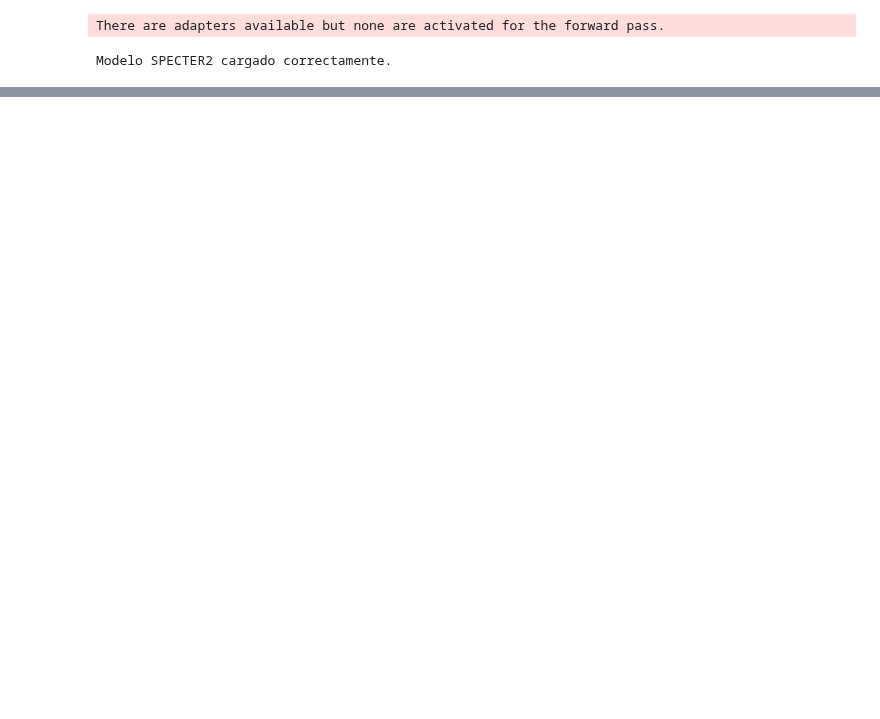
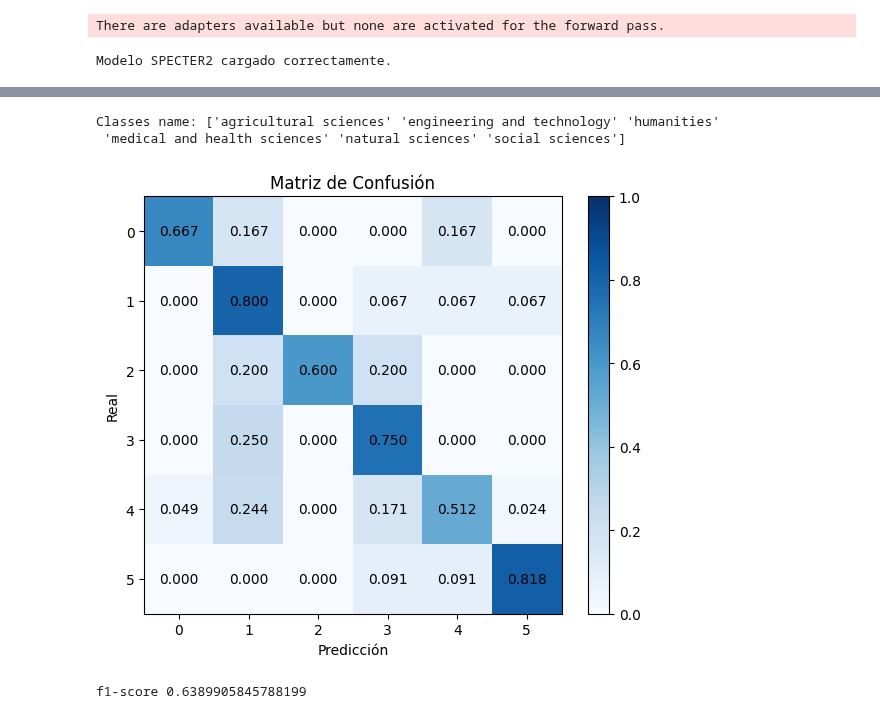
Before and after one commit to jitalo333/VRID_language_proyect, a Jupyter notebook: BERT/notebooks/OCDE_binary.ipynb, the cells around one changed output, grey strips where cells are left out. Drawn from its saved outputs; the diff is of its cells as text; code cells hidden in the pictures; blank space fills up the shorter version.

```diff
--- a/BERT/notebooks/OCDE_binary.ipynb
+++ b/BERT/notebooks/OCDE_binary.ipynb
@@ -1620,0 +2028,10 @@ Name: Categoria Disciplina, dtype: object
+# %%
+#Lectura de index de separacion de conjuntos train/test
+path = "/tmp/ocde/new_data"
+filepath=os.path.join(path, "new_data_ids_3folds.json")
+with open(filepath, "r", encoding="utf-8") as f:
+    dataset_index = json.load(f)
+
+#Lectura de data
+filepath=os.path.join(path, "data_translated_subocde.csv")
+df = pd.read_csv(filepath)
@@ -1620,0 +2583,37 @@ Name: Categoria Disciplina, dtype: object
+# %%
+from models.similarity import classify_two_stage
+
+# ————————————————————————————————————————————————————————————————
+# Parámetros generales
+BATCH_SIZE = 16
+MIN_SIMILARITY_PRIMARY = 0.80
+RELATIVE_THRESHOLD = 0.90
+MIN_SIMILARITY_SECOND = 0.85
+DISCIPLINE_ALIGNMENT_THRESHOLD = 0.1
+# ————————————————————————————————————————————————————————————————
+
+
+
+# 5) Clasificar cada publicación
+df_test["clasificaciones"] = [
+    classify_two_stage(vec, emb_ocde, ocde_keys, ocde_hierarchy, text)
+    for vec, text in zip(emb_pubs, X)
+]
+
+df_test["clasificaciones"] = df_test["clasificaciones"].astype(str).str.lower()
+# %%
+from sklearn.preprocessing import LabelEncoder
+from utils.visual import print_cm
+
+le = LabelEncoder()
+y = le.fit_transform(df_test["area_ocde_trad"])
+preds = le.transform(df_test["clasificaciones"])
+
+print("Classes name:", le.classes_)
+print_cm(y, preds)
+print("f1-score", f1_score(y, preds, average="macro"))
+# %% [output]
+Classes name: ['agricultural sciences' 'engineering and technology' 'humanities'
+ 'medical and health sciences' 'natural sciences' 'social sciences']
+[figure, added]
+f1-score 0.6389905845788199
```
Also changed, not shown: parts of 29 cells of this notebook, 1 other file.
